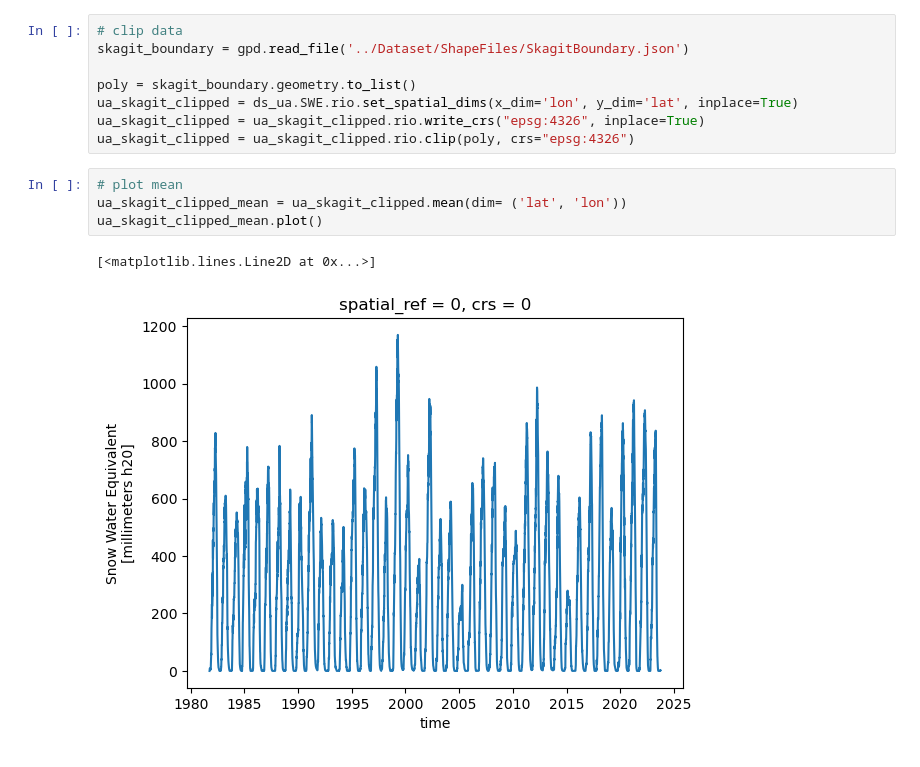
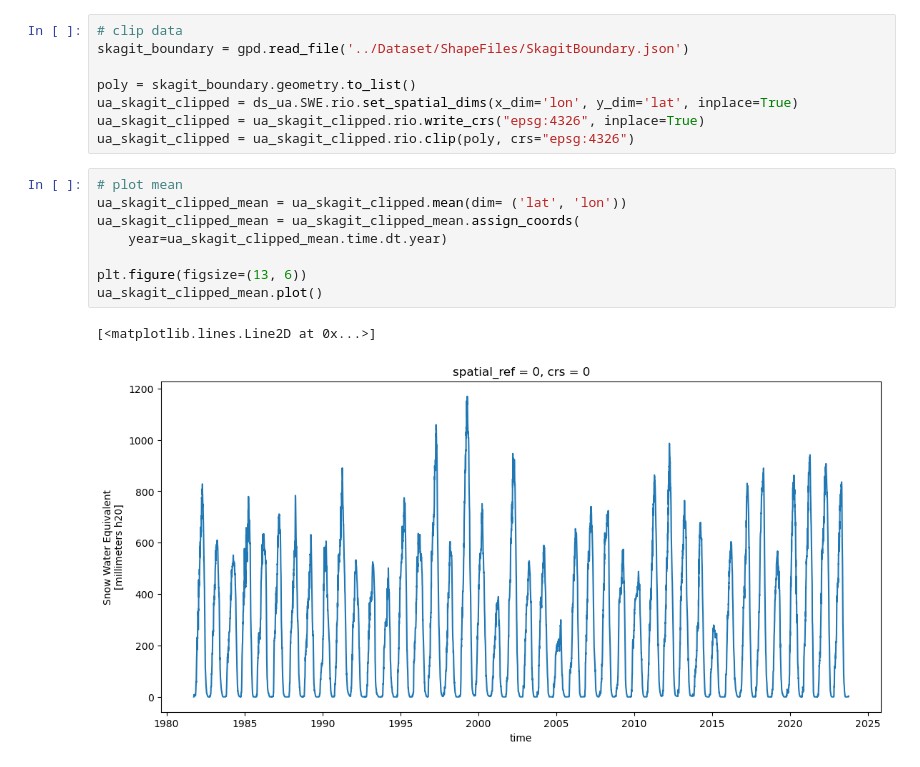
Before and after one commit to DSHydro/SnowComp, a Jupyter notebook: Getting Skagit Data.ipynb, the cells around one changed output. Cells and saved outputs as stored; diff of their text form.

```diff
--- a/Getting Skagit Data.ipynb
+++ b/Getting Skagit Data.ipynb
@@ -26,7 +26,11 @@ ua_skagit_clipped = ua_skagit_clipped.rio.clip(poly, crs="epsg:4326")
 # %%
 # plot mean
 ua_skagit_clipped_mean = ua_skagit_clipped.mean(dim= ('lat', 'lon'))
+ua_skagit_clipped_mean = ua_skagit_clipped_mean.assign_coords(
+    year=ua_skagit_clipped_mean.time.dt.year)
+
+plt.figure(figsize=(13, 6))
 ua_skagit_clipped_mean.plot()
 # %% [output]
 [<matplotlib.lines.Line2D at 0x...>]
-[figure, old version]
+[figure, new version]
```
Also changed, not shown: parts of 10 cells of this notebook.
